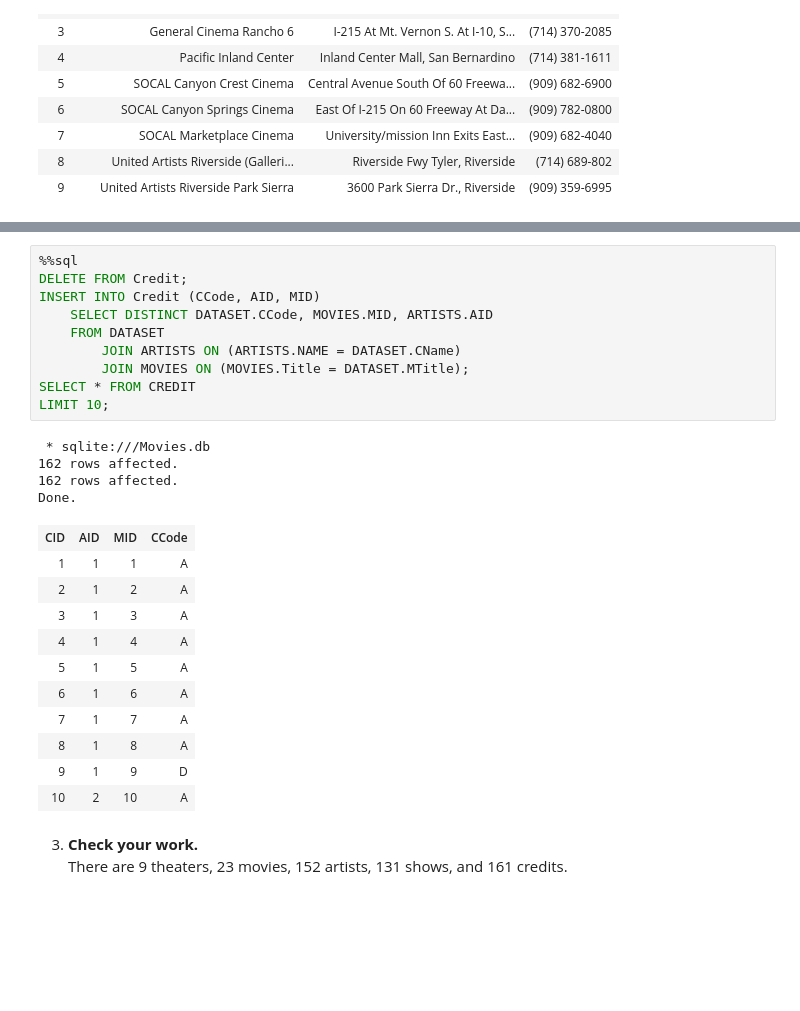
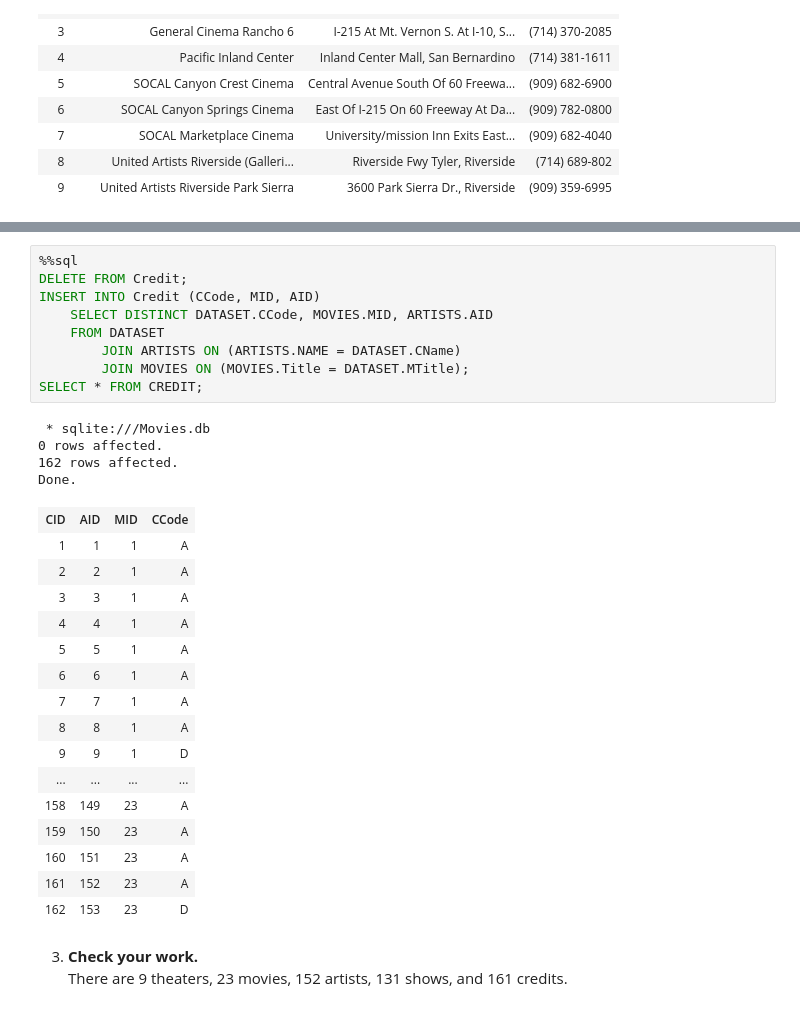
Before and after one commit to fairfield-ba510-spring2020/movies-tonight-evincent152, a Jupyter notebook: Part3.ipynb, the cells around one changed output, grey strips where cells are left out. Drawn from its saved outputs; the diff is of its cells as text; blank space fills up the shorter version.

```diff
--- a/Part3.ipynb
+++ b/Part3.ipynb
@@ -162,29 +166,33 @@ Done.
 # %%
 %%sql
 DELETE FROM Credit;
-INSERT INTO Credit (CCode, AID, MID)
+INSERT INTO Credit (CCode, MID, AID)
     SELECT DISTINCT DATASET.CCode, MOVIES.MID, ARTISTS.AID
     FROM DATASET
         JOIN ARTISTS ON (ARTISTS.NAME = DATASET.CName)
         JOIN MOVIES ON (MOVIES.Title = DATASET.MTitle);
-SELECT * FROM CREDIT
-LIMIT 10;
+SELECT * FROM CREDIT;
 # %% [output]
  * sqlite:///Movies.db
-162 rows affected.
+0 rows affected.
 162 rows affected.
 Done.
 | CID | AID | MID | CCode |
 | 1 | 1 | 1 | A |
-| 2 | 1 | 2 | A |
-| 3 | 1 | 3 | A |
-| 4 | 1 | 4 | A |
-| 5 | 1 | 5 | A |
-| 6 | 1 | 6 | A |
-| 7 | 1 | 7 | A |
-| 8 | 1 | 8 | A |
-| 9 | 1 | 9 | D |
-| 10 | 2 | 10 | A |
+| 2 | 2 | 1 | A |
+| 3 | 3 | 1 | A |
+| 4 | 4 | 1 | A |
+| 5 | 5 | 1 | A |
+| 6 | 6 | 1 | A |
+| 7 | 7 | 1 | A |
+| 8 | 8 | 1 | A |
+| 9 | 9 | 1 | D |
+| ... | ... | ... | ... |
+| 158 | 149 | 23 | A |
+| 159 | 150 | 23 | A |
+| 160 | 151 | 23 | A |
+| 161 | 152 | 23 | A |
+| 162 | 153 | 23 | D |
 # %% [markdown]
 3. **Check your work.**
 There are 9 theaters, 23 movies, 152 artists, 131 shows, and 161 credits.
```
Also changed, not shown: parts of 4 cells of this notebook, 2 other files.
